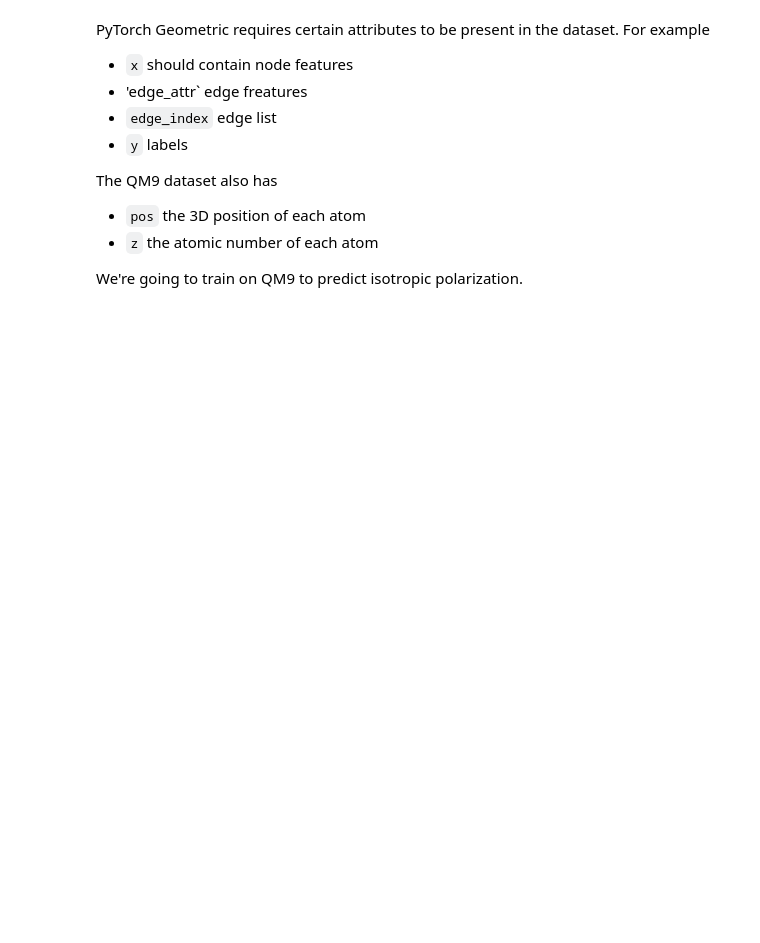
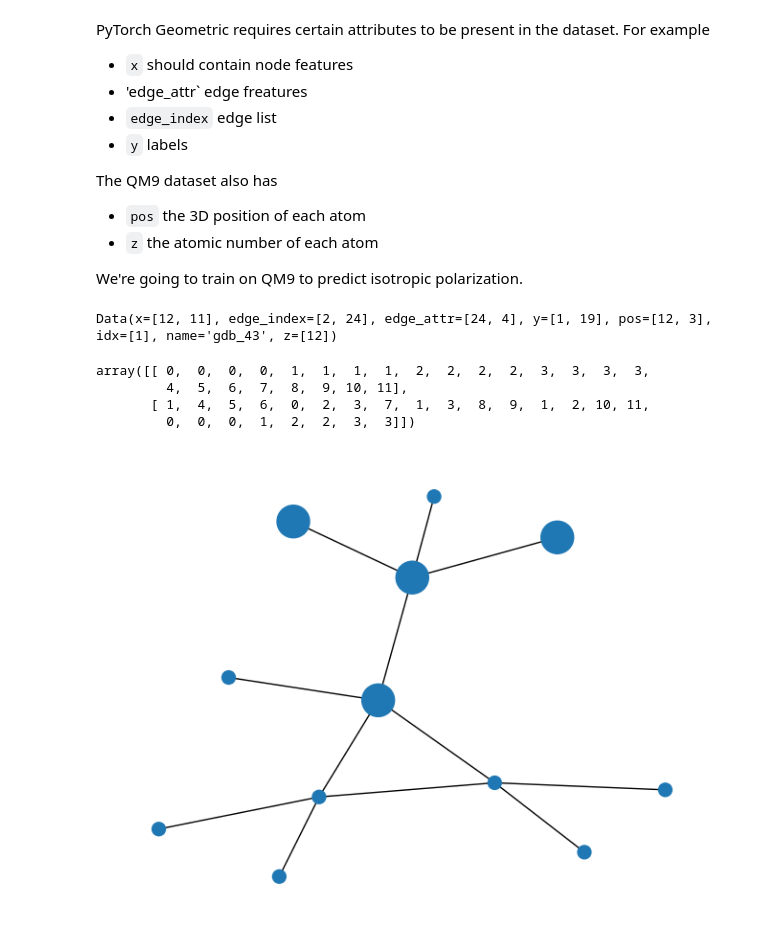
Before and after one commit to mbellitti/playing-with-pytorch, a Jupyter notebook: 02 Basic torch geometric.ipynb, the cells around one changed output. Drawn from its saved outputs; the diff is of its cells as text; code cells hidden in the pictures; blank space fills up the shorter version.

```diff
--- a/02 Basic torch geometric.ipynb
+++ b/02 Basic torch geometric.ipynb
@@ -26,3 +32,22 @@ We're going to train on QM9 to predict isotropic polarization.
+# %%
+G = nx.from_edgelist(dataset[42]["edge_index"].T.numpy())
+# %%
+dataset[42]
+# %% [output]
+Data(x=[12, 11], edge_index=[2, 24], edge_attr=[24, 4], y=[1, 19], pos=[12, 3], idx=[1], name='gdb_43', z=[12])
+# %%
+dataset[42].edge_index.numpy()
+# %% [output]
+array([[ 0,  0,  0,  0,  1,  1,  1,  1,  2,  2,  2,  2,  3,  3,  3,  3,
+         4,  5,  6,  7,  8,  9, 10, 11],
+       [ 1,  4,  5,  6,  0,  2,  3,  7,  1,  3,  8,  9,  1,  2, 10, 11,
+         0,  0,  0,  1,  2,  2,  3,  3]])
+# %%
+sizes = dataset[42]["z"].numpy()
+# %%
+nx.draw(G,node_size=100*sizes,label=sizes)
+# %% [output]
+[figure, added]
 # %%
 class GCN(torch.nn.Module):
     def __init__(self,num_node_features,num_edge_features):
```
Also changed, not shown: parts of 7 cells of this notebook, 2 other files.
